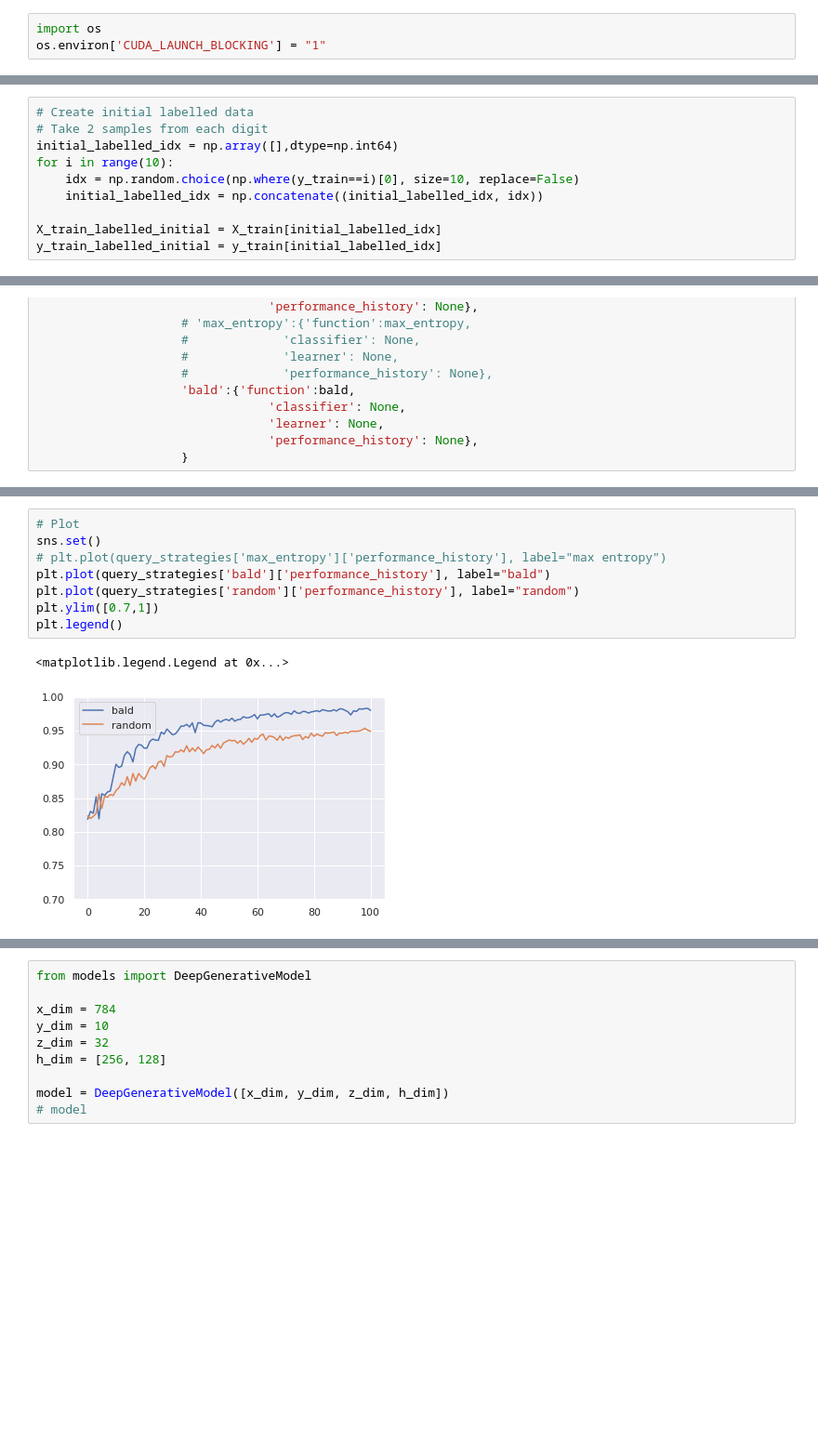
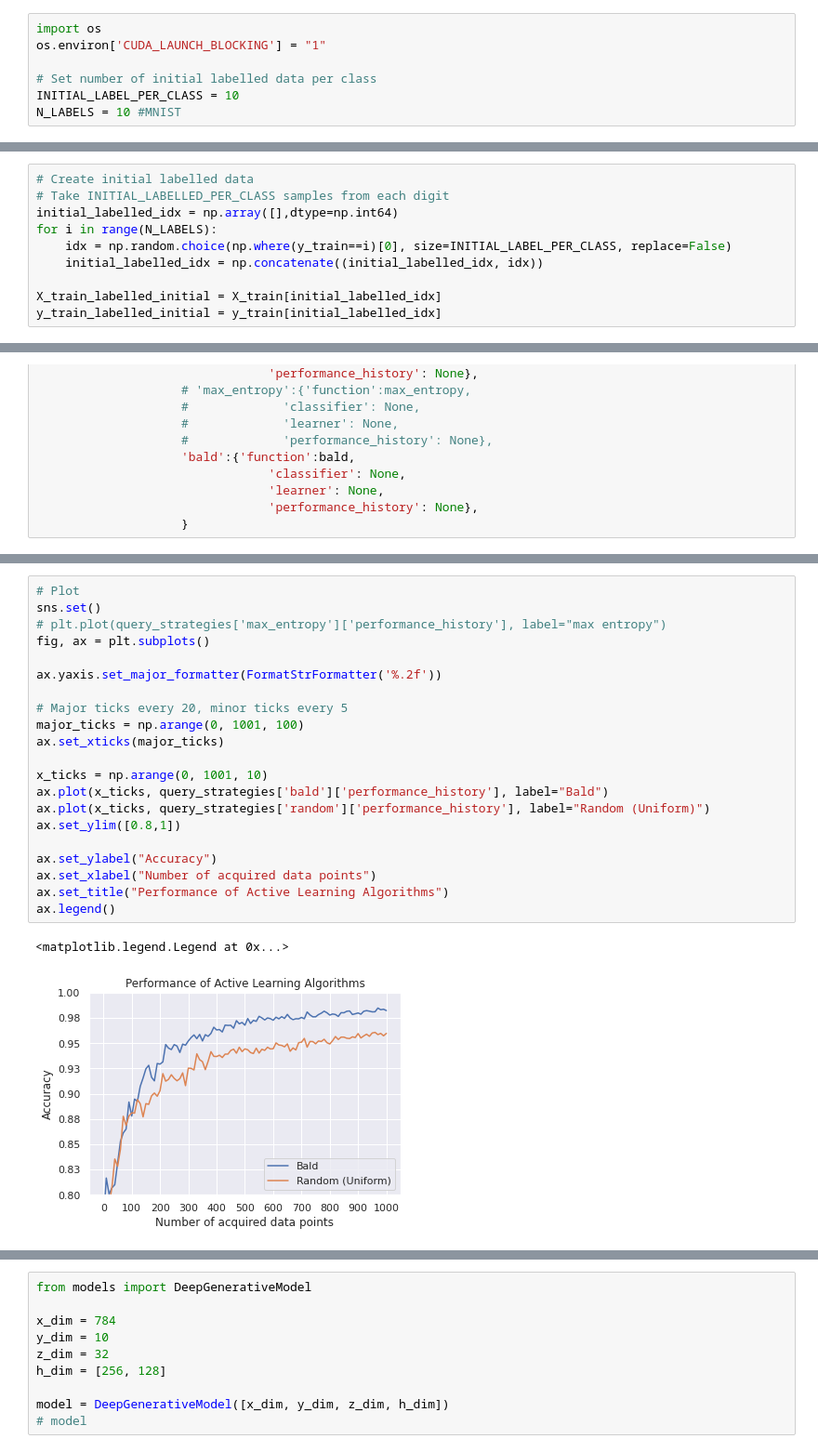
Before and after one commit to milexjaro/semi-supervised-active-learning-pytorch, a Jupyter notebook: Semi-Supervised Active Learning.ipynb, the cells around one changed output, grey strips where cells are left out. Shown at 93% size. Drawn from its saved outputs; the diff is of its cells as text; blank space fills up the shorter version.

```diff
--- a/Semi-Supervised Active Learning.ipynb
+++ b/Semi-Supervised Active Learning.ipynb
@@ -5,6 +5,10 @@ This notebook serves as the Deep Bayesian Active Learning paper implementation b
 # %%
 import os
 os.environ['CUDA_LAUNCH_BLOCKING'] = "1"
+
+# Set number of initial labelled data per class
+INITIAL_LABEL_PER_CLASS = 10
+N_LABELS = 10 #MNIST
 # %%
 import torch
 import numpy as np
@@ -95,10 +98,10 @@ X_train = X_train.reshape(60_000, 1, 28, 28)
 X_test = X_test.reshape(10_000, 1, 28, 28)
 # %%
 # Create initial labelled data
-# Take 2 samples from each digit
+# Take INITIAL_LABELLED_PER_CLASS samples from each digit
 initial_labelled_idx = np.array([],dtype=np.int64)
-for i in range(10):
-    idx = np.random.choice(np.where(y_train==i)[0], size=10, replace=False)
+for i in range(N_LABELS):
+    idx = np.random.choice(np.where(y_train==i)[0], size=INITIAL_LABEL_PER_CLASS, replace=False)
     initial_labelled_idx = np.concatenate((initial_labelled_idx, idx))
 
 X_train_labelled_initial = X_train[initial_labelled_idx]
@@ -281,14 +302,27 @@ pd.DataFrame(performance_histories).to_csv(f'./saved_data/active_learning_perfor
 # %%
 # Plot
 sns.set()
 # plt.plot(query_strategies['max_entropy']['performance_history'], label="max entropy")
-plt.plot(query_strategies['bald']['performance_history'], label="bald")
-plt.plot(query_strategies['random']['performance_history'], label="random")
-plt.ylim([0.7,1])
-plt.legend()
+fig, ax = plt.subplots()
+
+ax.yaxis.set_major_formatter(FormatStrFormatter('%.2f'))
+
+# Major ticks every 20, minor ticks every 5
+major_ticks = np.arange(0, 1001, 100)
+ax.set_xticks(major_ticks)
+
+x_ticks = np.arange(0, 1001, 10)
+ax.plot(x_ticks, query_strategies['bald']['performance_history'], label="Bald")
+ax.plot(x_ticks, query_strategies['random']['performance_history'], label="Random (Uniform)")
+ax.set_ylim([0.8,1])
+
+ax.set_ylabel("Accuracy")
+ax.set_xlabel("Number of acquired data points")
+ax.set_title("Performance of Active Learning Algorithms")
+ax.legend()
 # %% [output]
 <matplotlib.legend.Legend at 0x...>
-[figure, old version]
+[figure, new version]
 # %% [markdown]
 ###  Semi-supervised Learning
 
```
Also changed, not shown: parts of 13 cells of this notebook.
